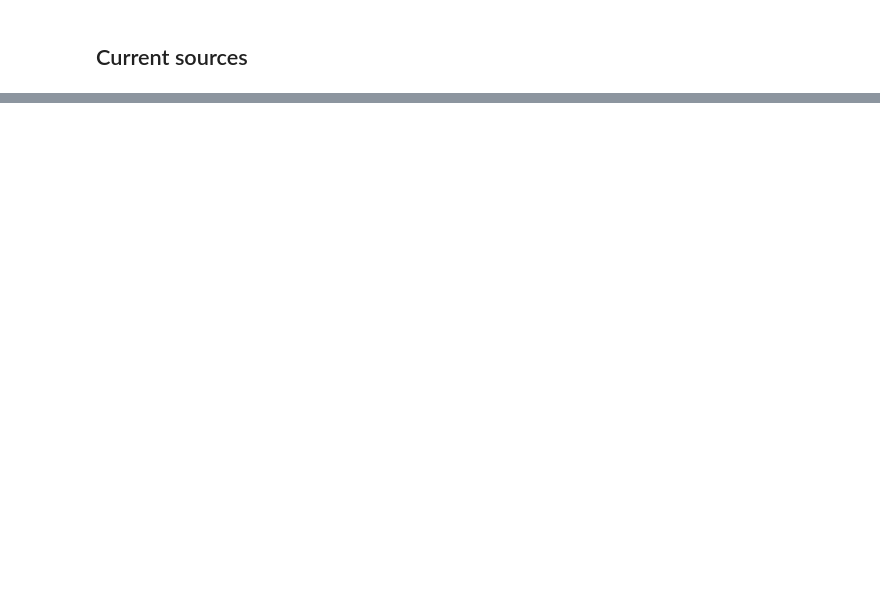
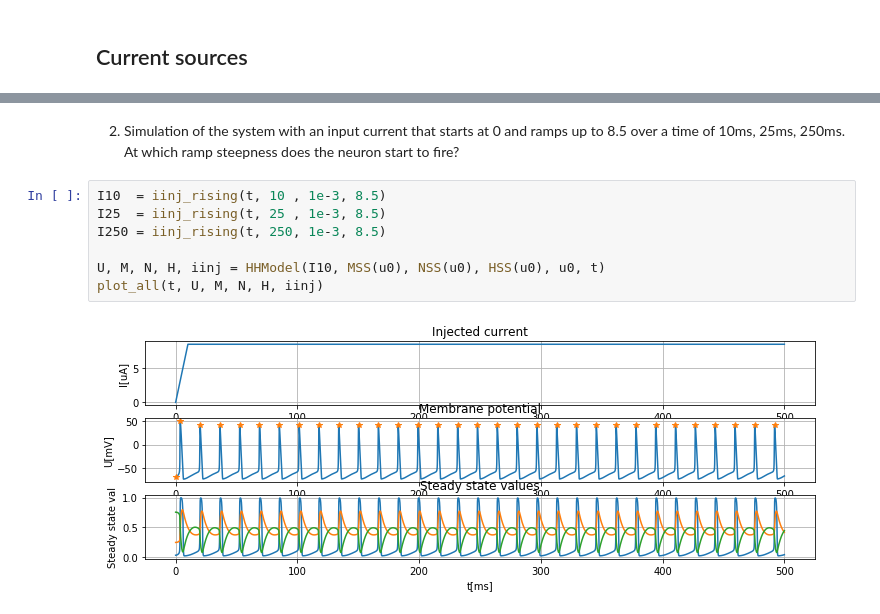
Before and after one commit to alTeska/CN-Lab, a Jupyter notebook: HHModel.ipynb, the cells around one changed output, grey strips where cells are left out. Cells and saved outputs as stored; diff of their text form; blank space fills up the shorter version.

```diff
--- a/HHModel.ipynb
+++ b/HHModel.ipynb
@@ -51,0 +160,11 @@ def HSS(u): return alpha_h(u) / (alpha_h(u) + beta_h(u))
+# %% [markdown]
+2. Simulation of the system with an input current that starts at 0 and ramps up to 8.5 over a time of 10ms, 25ms, 250ms. At which ramp steepness does the neuron start to fire?
+# %%
+I10  = iinj_rising(t, 10 , 1e-3, 8.5)
+I25  = iinj_rising(t, 25 , 1e-3, 8.5)
+I250 = iinj_rising(t, 250, 1e-3, 8.5)
+
+U, M, N, H, iinj = HHModel(I10, MSS(u0), NSS(u0), HSS(u0), u0, t)
+plot_all(t, U, M, N, H, iinj)
+# %% [output]
+[figure, added]
```
Also changed, not shown: parts of 16 cells of this notebook, 6 other files.
